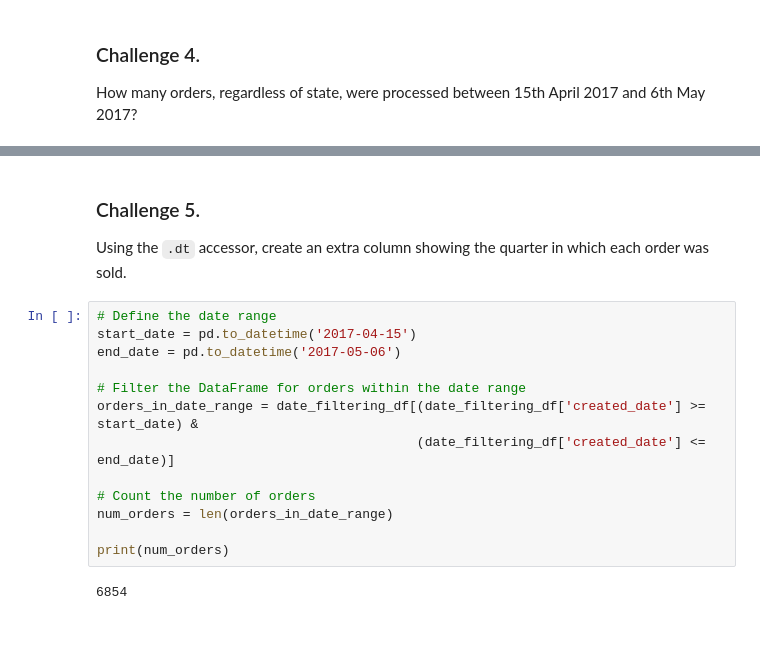
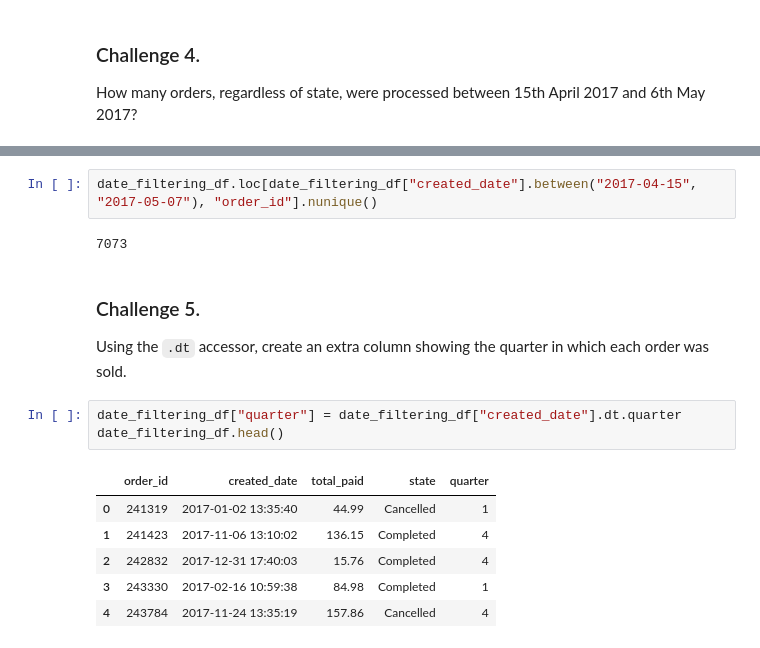
Before and after one commit to Taibur-Raxon/Python, a Jupyter notebook: datetime_challenges.ipynb, the cells around one changed output, grey strips where cells are left out. Saved outputs shown, nothing was run; the diff lists cells and outputs as text.

```diff
--- a/datetime_challenges.ipynb
+++ b/datetime_challenges.ipynb
@@ -354,19 +349,18 @@ print(num_orders)
+# %%
+date_filtering_df.loc[date_filtering_df["created_date"].between("2017-04-15", "2017-05-07"), "order_id"].nunique()
+# %% [output]
+7073
 # %% [markdown]
 ### Challenge 5.
 
 Using the `.dt` accessor, create an extra column showing the quarter in which each order was sold.
-# %%
-# Define the date range
-start_date = pd.to_datetime('2017-04-15')
-end_date = pd.to_datetime('2017-05-06')
-
-# Filter the DataFrame for orders within the date range
-orders_in_date_range = date_filtering_df[(date_filtering_df['created_date'] >= start_date) &
-                                         (date_filtering_df['created_date'] <= end_date)]
-
-# Count the number of orders
-num_orders = len(orders_in_date_range)
-
-print(num_orders)
-# %% [output]
-6854
+# %%
+date_filtering_df["quarter"] = date_filtering_df["created_date"].dt.quarter
+date_filtering_df.head()
+# %% [output]
+|  | order_id | created_date | total_paid | state | quarter |
+| 0 | 241319 | 2017-01-02 13:35:40 | 44.99 | Cancelled | 1 |
+| 1 | 241423 | 2017-11-06 13:10:02 | 136.15 | Completed | 4 |
+| 2 | 242832 | 2017-12-31 17:40:03 | 15.76 | Completed | 4 |
+| 3 | 243330 | 2017-02-16 10:59:38 | 84.98 | Completed | 1 |
+| 4 | 243784 | 2017-11-24 13:35:19 | 157.86 | Cancelled | 4 |
```
Also changed, not shown: parts of 3 cells of this notebook.
